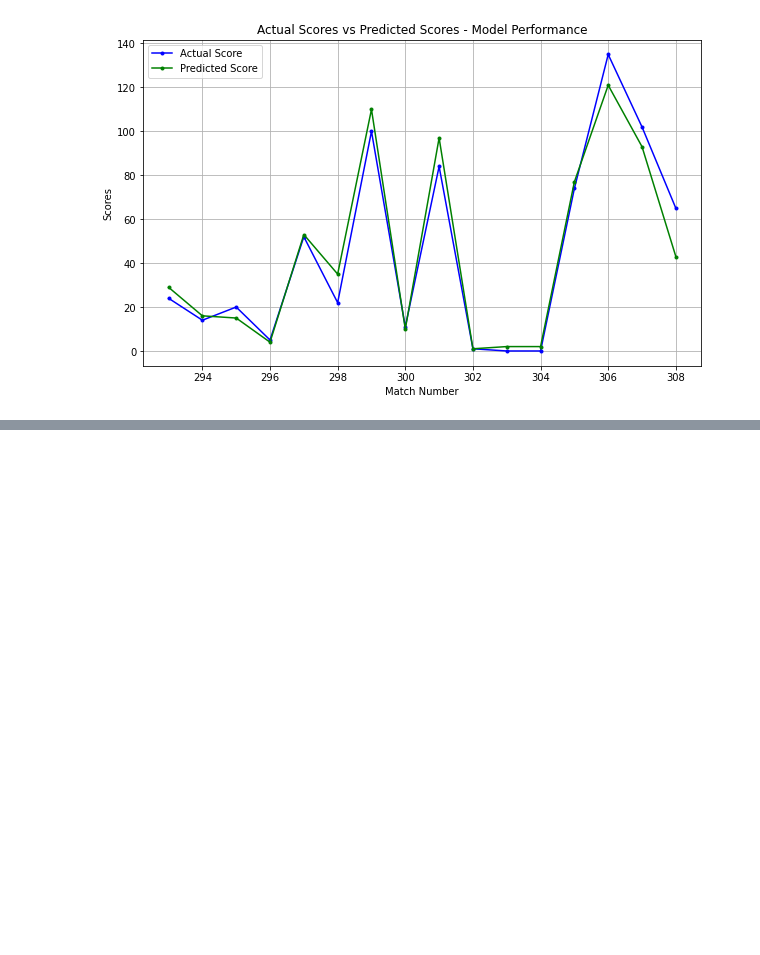
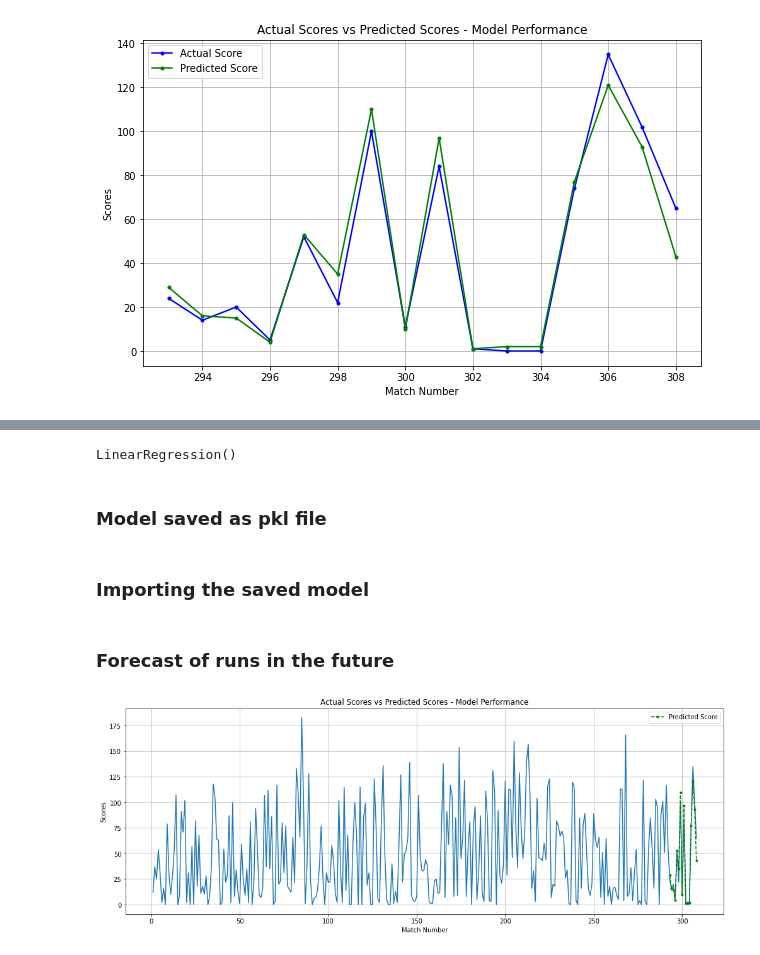
Before and after one commit to SharanKalyan/Virat-Kohli-ODI, a Jupyter notebook: Regression-Virat-Kohli-ODI.ipynb, the cells around one changed output, grey strips where cells are left out. Drawn from its saved outputs; the diff is of its cells as text; code cells hidden in the pictures; blank space fills up the shorter version.

```diff
--- a/Regression-Virat-Kohli-ODI.ipynb
+++ b/Regression-Virat-Kohli-ODI.ipynb
@@ -117,5 +117,3 @@ ml.head()
 | 2 | 3 | 2008-08-24 | 1st | Sri Lanka | Sri Lanka | 0 | No | 38 | 25 |
 | 3 | 4 | 2008-08-27 | 1st | Sri Lanka | Sri Lanka | 0 | No | 66 | 54 |
 | 4 | 5 | 2008-08-29 | 2nd | Sri Lanka | Sri Lanka | 0 | No | 46 | 31 |
-# %%
-ml['Country'].fillna('India',axis=0,inplace=True)
@@ -452,0 +450,4 @@ print('RMSE: ',round(lr_rmse,2))
+# %%
+lr.fit(x,y)
+# %% [output]
+LinearRegression()
@@ -452,0 +459,4 @@ print('RMSE: ',round(lr_rmse,2))
+# %% [markdown]
+### Model saved as pkl file
+# %% [markdown]
+### Importing the saved model
@@ -452,0 +470,16 @@ print('RMSE: ',round(lr_rmse,2))
+# %% [markdown]
+### Forecast of runs in the future
+# %%
+
+print('\n\n')
+plt.figure(figsize=(17,6))
+plt.plot(x['Match'].to_numpy() , y['Runs'].to_numpy())
+plt.plot(xtest['Match'].to_numpy(), xtest['Predicted Score'].to_numpy() , color = 'green', marker = '.' ,linestyle = '--', label = 'Predicted Score')
+plt.legend()
+plt.title('Actual Scores vs Predicted Scores - Model Performance')
+plt.xlabel('Match Number')
+plt.ylabel('Scores')
+plt.grid()
+plt.show()
+# %% [output]
+[figure, added]
```
Also changed, not shown: parts of 16 cells of this notebook.
